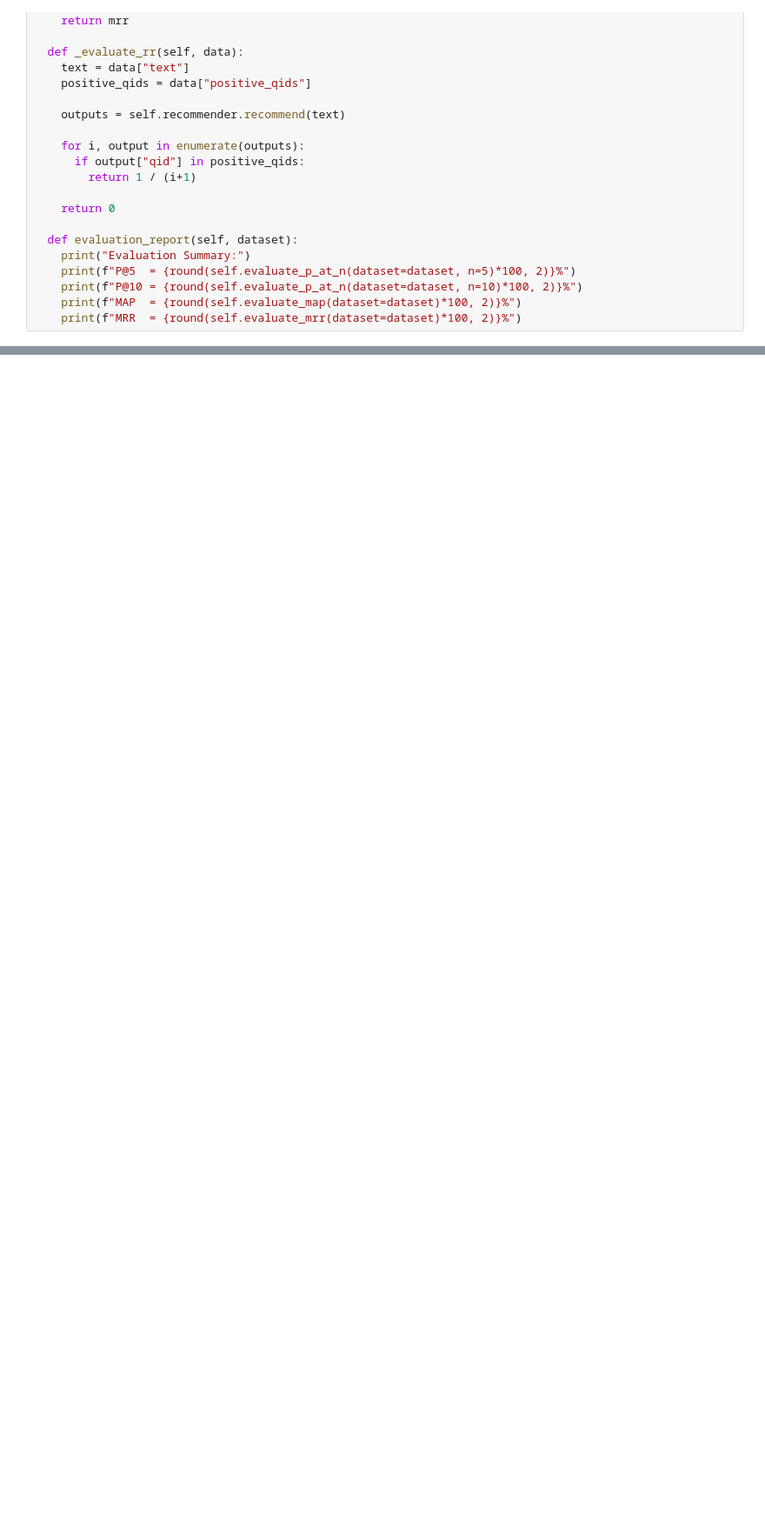
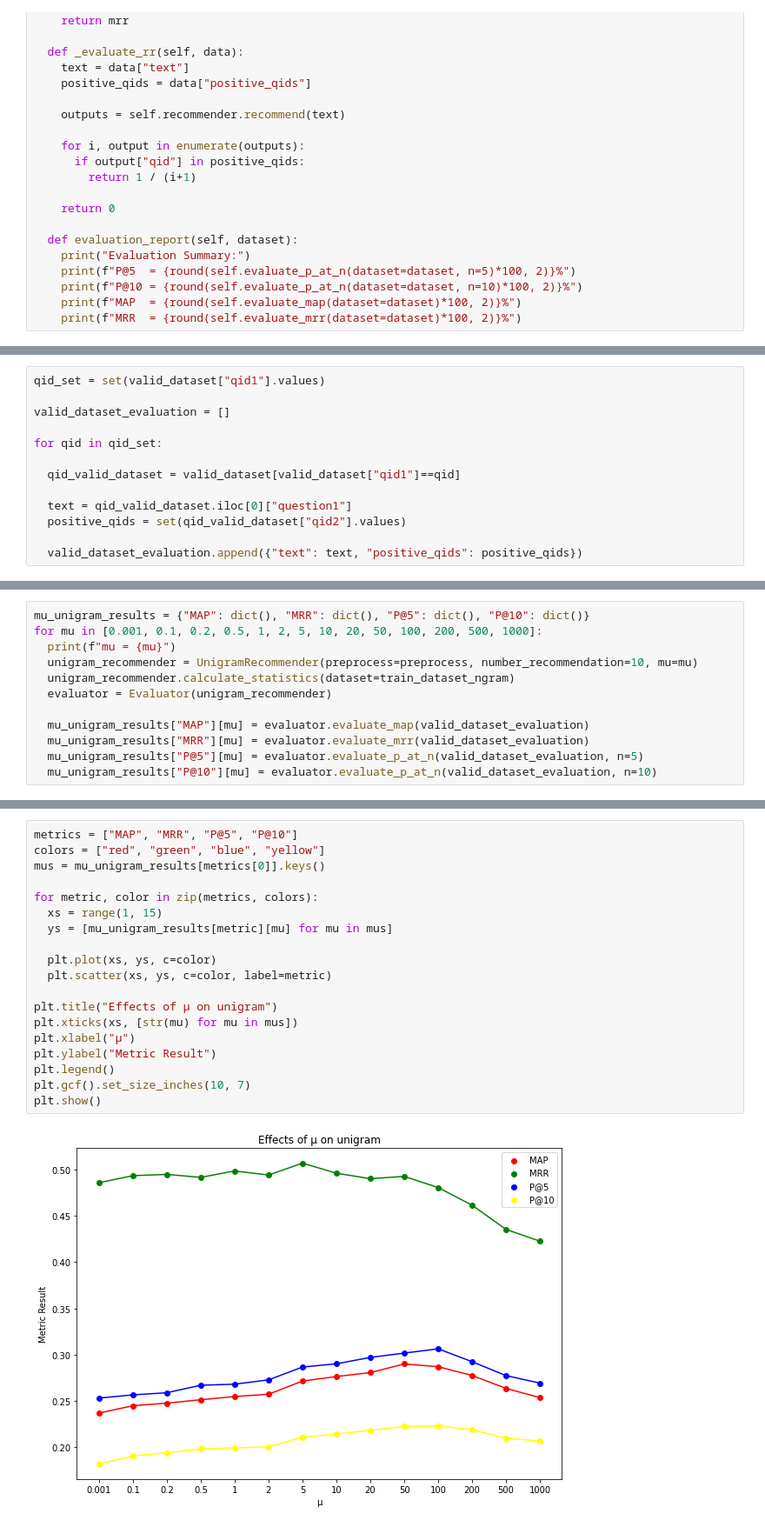
Before and after one commit to AUT-Student/IR-HW1, a Jupyter notebook: IR_HW1.ipynb, the cells around one changed output, grey strips where cells are left out. Shown at 87% size. Drawn from its saved outputs; the diff is of its cells as text; blank space fills up the shorter version.

Commit message:
Collect Results

```diff
--- a/IR_HW1.ipynb
+++ b/IR_HW1.ipynb
@@ -448,0 +397,13 @@ class Evaluator():
+# %%
+qid_set = set(valid_dataset["qid1"].values)
+
+valid_dataset_evaluation = []
+
+for qid in qid_set:
+
+  qid_valid_dataset = valid_dataset[valid_dataset["qid1"]==qid]
+
+  text = qid_valid_dataset.iloc[0]["question1"]
+  positive_qids = set(qid_valid_dataset["qid2"].values)
+
+  valid_dataset_evaluation.append({"text": text, "positive_qids": positive_qids})
@@ -448,0 +412,12 @@ class Evaluator():
+# %%
+mu_unigram_results = {"MAP": dict(), "MRR": dict(), "P@5": dict(), "P@10": dict()}
+for mu in [0.001, 0.1, 0.2, 0.5, 1, 2, 5, 10, 20, 50, 100, 200, 500, 1000]:
+  print(f"mu = {mu}")
+  unigram_recommender = UnigramRecommender(preprocess=preprocess, number_recommendation=10, mu=mu)
+  unigram_recommender.calculate_statistics(dataset=train_dataset_ngram)
+  evaluator = Evaluator(unigram_recommender)
+
+  mu_unigram_results["MAP"][mu] = evaluator.evaluate_map(valid_dataset_evaluation)
+  mu_unigram_results["MRR"][mu] = evaluator.evaluate_mrr(valid_dataset_evaluation)
+  mu_unigram_results["P@5"][mu] = evaluator.evaluate_p_at_n(valid_dataset_evaluation, n=5)
+  mu_unigram_results["P@10"][mu] = evaluator.evaluate_p_at_n(valid_dataset_evaluation, n=10)
@@ -448,0 +439,21 @@ class Evaluator():
+# %%
+metrics = ["MAP", "MRR", "P@5", "P@10"]
+colors = ["red", "green", "blue", "yellow"]
+mus = mu_unigram_results[metrics[0]].keys()
+
+for metric, color in zip(metrics, colors):
+  xs = range(1, 15)
+  ys = [mu_unigram_results[metric][mu] for mu in mus]
+
+  plt.plot(xs, ys, c=color)
+  plt.scatter(xs, ys, c=color, label=metric)
+
+plt.title("Effects of μ on unigram")
+plt.xticks(xs, [str(mu) for mu in mus])
+plt.xlabel("μ")
+plt.ylabel("Metric Result")
+plt.legend()
+plt.gcf().set_size_inches(10, 7)
+plt.show()
+# %% [output]
+[figure, added]
```
Also changed, not shown: parts of 41 cells of this notebook.
